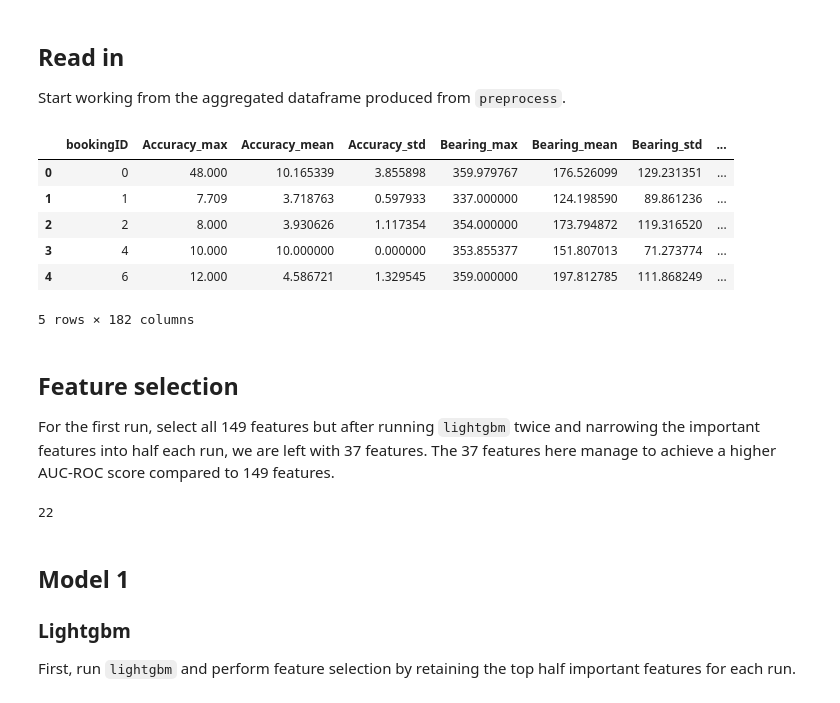
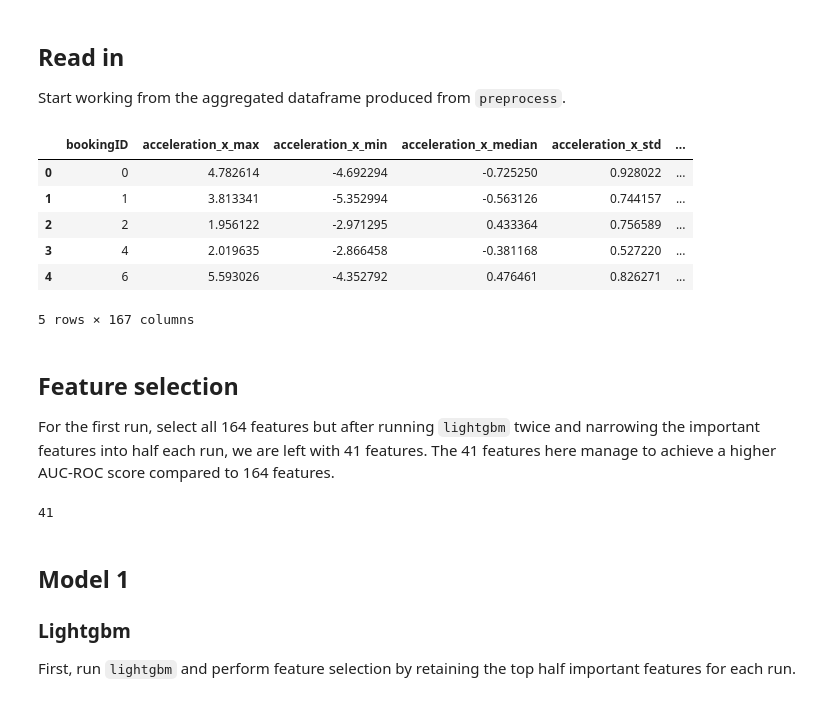
Before and after one commit to wjensheng/grab, a Jupyter notebook: model.ipynb, the cells around one changed output. Cells and saved outputs as stored; diff of their text form; code cells hidden in the pictures.

```diff
--- a/model.ipynb
+++ b/model.ipynb
@@ -72,17 +66,17 @@ run_model = False
 ## Read in
 Start working from the aggregated dataframe produced from `preprocess`.
 # %%
-train_df = pd.read_feather(f'{PATH_FEATURES}/agg_train')
+train_df = pd.read_feather(f'{PATH_FEATURES}/agg_train-5')
 
 # # UNCOMMENT
 # test_df = pd.read_feather(f'{PATH_FEATURES}/agg_test')
 
 train_df.head()
 # %% [output]
-|  | bookingID | Accuracy_max | Accuracy_mean | Accuracy_std | Bearing_max | Bearing_mean | Bearing_std | ... |
-| 0 | 0 | 48.000 | 10.165339 | 3.855898 | 359.979767 | 176.526099 | 129.231351 | ... |
-| 1 | 1 | 7.709 | 3.718763 | 0.597933 | 337.000000 | 124.198590 | 89.861236 | ... |
-| 2 | 2 | 8.000 | 3.930626 | 1.117354 | 354.000000 | 173.794872 | 119.316520 | ... |
-| 3 | 4 | 10.000 | 10.000000 | 0.000000 | 353.855377 | 151.807013 | 71.273774 | ... |
-| 4 | 6 | 12.000 | 4.586721 | 1.329545 | 359.000000 | 197.812785 | 111.868249 | ... |
+|  | bookingID | acceleration_x_max | acceleration_x_min | acceleration_x_median | acceleration_x_std | ... |
+| 0 | 0 | 4.782614 | -4.692294 | -0.725250 | 0.928022 | ... |
+| 1 | 1 | 3.813341 | -5.352994 | -0.563126 | 0.744157 | ... |
+| 2 | 2 | 1.956122 | -2.971295 | 0.433364 | 0.756589 | ... |
+| 3 | 4 | 2.019635 | -2.866458 | -0.381168 | 0.527220 | ... |
+| 4 | 6 | 5.593026 | -4.352792 | 0.476461 | 0.826271 | ... |
-5 rows × 182 columns
+5 rows × 167 columns
@@ -101,3 +83,3 @@ train_df.head()
 # %% [markdown]
 ## Feature selection
-For the first run, select all 149 features but after running `lightgbm` twice and narrowing the important features into half each run, we are left with 37 features. The 37 features here manage to achieve a higher AUC-ROC score compared to 149 features.
+For the first run, select all 164 features but after running `lightgbm` twice and narrowing the important features into half each run, we are left with 41 features. The 41 features here manage to achieve a higher AUC-ROC score compared to 164 features.
@@ -104,27 +88,37 @@ For the first run, select all 149 features but after running `lightgbm` twice an
 # %%
-exclude = ['label', 'bookingID']
+exclude = ['label', 'bookingID', 'second_max', 'second_max']
 
 # if we have not run the model to
 # narrow down the features,
-# start with 149 features
+# start with 164 features
 if not run_model:
     features = [c for c in train_df.columns if c not in exclude]
 
 else:
-    features = features_df['features'].tolist()
+    # features = features_df['features'].tolist()
 
-    features = ['second_kurtosis', 'pitch_max', 'Speed_max',
-                'roll_gyro_kurtosis', 'xz_kurtosis', 'Speed_mean',
-                'horsepower_mean', 'Bearing_std', 'gyro_z_mean_abs_change',
-                'Bearing_mean_abs_change', 'yz_kurtosis', 'acceleration_z_std',
-                'gyro_y_mean', 'Bearing_kurtosis', 'second_std',
-                'roll_std', 'horsepower_kurtosis', 'second_mean',
-                'acceleration_z_max', 'acceleration_z_kurtosis',
-                'gyro_y_max', 'xz_mean']
+    # agg-5
+    features = ['horsepower_median', 'Speed_max', 'Speed_median',
+                'roll_std', 'pitch_count_above_mean', 'horsepower_min',
+                'gyro_y_fo_max', 'total_gyro_min', 'Speed_percentile',
+                'acceleration_z_percentile', 'gyro_y_min',
+                'acceleration_z_kurtosis', 'roll_absolute_sum_of_changes',
+                'acceleration_y_mean_abs_change', 'gyro_z_kurtosis',
+                'roll_gyro_std', 'xz_percentile',
+                'acceleration_x_mean_abs_change', 'gyro_z_median',
+                'gyro_y_so_min', 'gyro_y_max', 'gyro_y_kurtosis',
+                'horsepower_percentile', 'total_a_std', 'roll_kurtosis',
+                'acceleration_y_kurtosis', 'pitch_gyro_std',
+                'pitch_gyro_median', 'acceleration_z_std', 'xz_max',
+                'pitch_kurtosis', 'total_a_median', 'roll_so_max',
+                'roll_gyro_median', 'roll_gyro_min', 'pitch_min',
+                'gyro_y_count_above_mean', 'gyro_x_percentile',
+                'acceleration_z_count_above_3', 'acceleration_x_min', 'xy_std']
+
 
 len(features)
 # %% [output]
-22
+41
 # %% [markdown]
 ## Model 1
 ### Lightgbm
```
Also changed, not shown: parts of 27 cells of this notebook, 1 other file.
